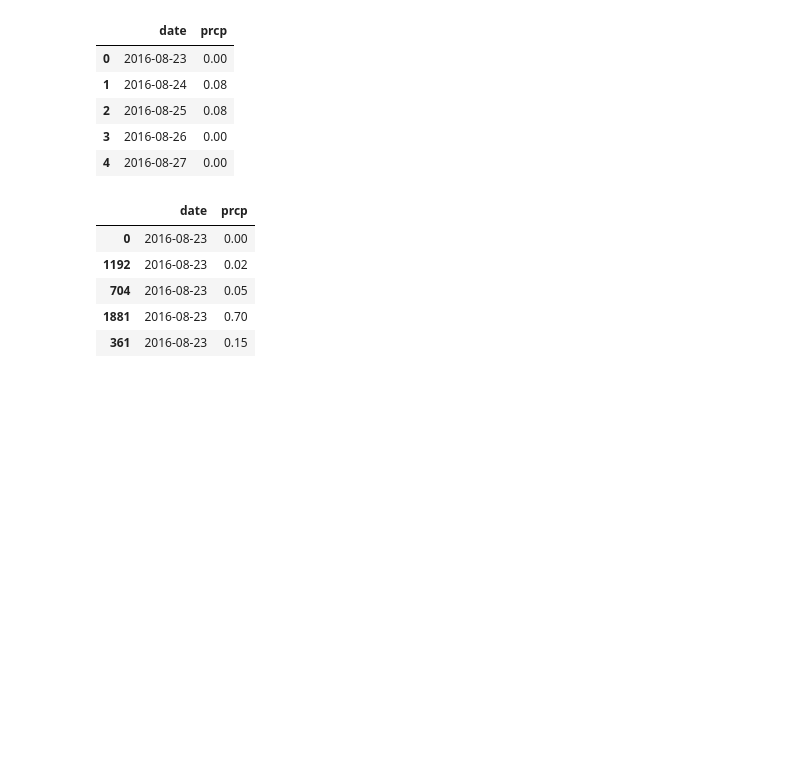
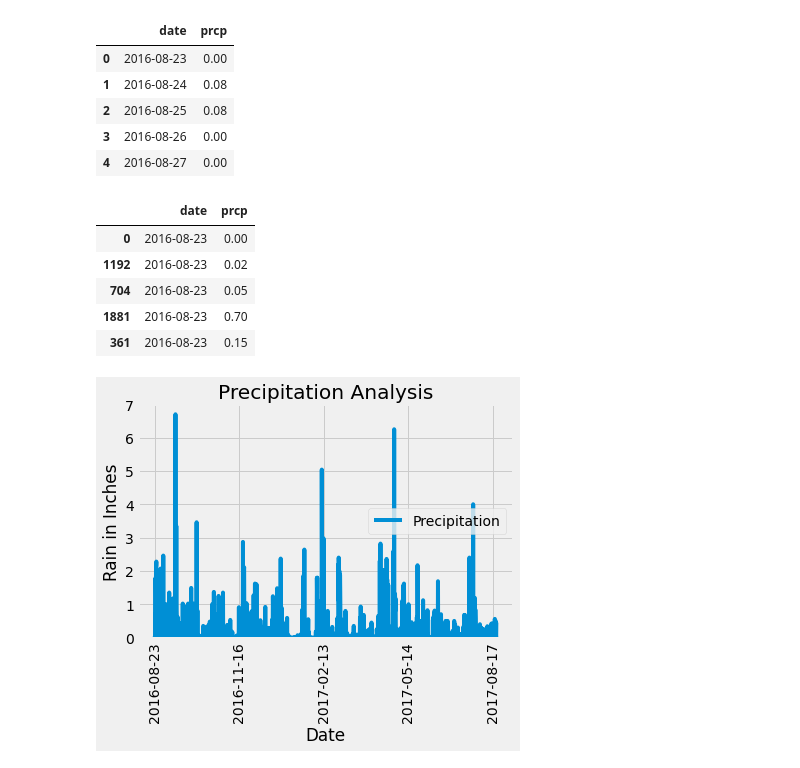
Before and after one commit to Rjstilley/SQLALCHEMY-Challenge, a Jupyter notebook: Climate_StarterFinal.ipynb, the cells around one changed output. Drawn from its saved outputs; the diff is of its cells as text; code cells hidden in the pictures; blank space fills up the shorter version.

Commit message:
plotted the data

```diff
--- a/Climate_StarterFinal.ipynb
+++ b/Climate_StarterFinal.ipynb
@@ -94,3 +94,15 @@ df.head()
 | 704 | 2016-08-23 | 0.05 |
 | 1881 | 2016-08-23 | 0.70 |
 | 361 | 2016-08-23 | 0.15 |
+# %%
+# Use Pandas Plotting with Matplotlib to plot the data
+df.plot('date','prcp')
+plt.ylim(0,7)
+plt.xlabel("Date")
+plt.ylabel("Rain in Inches")
+plt.title("Precipitation Analysis")
+plt.legend(["Precipitation"])
+plt.xticks(rotation=90)
+plt.show()
+# %% [output]
+[figure, added]
```
